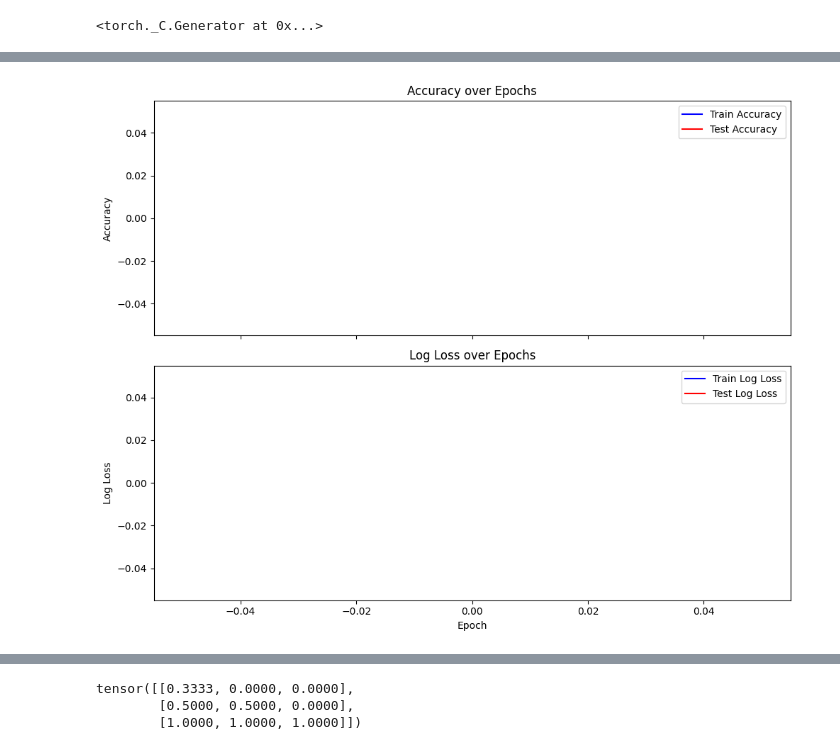
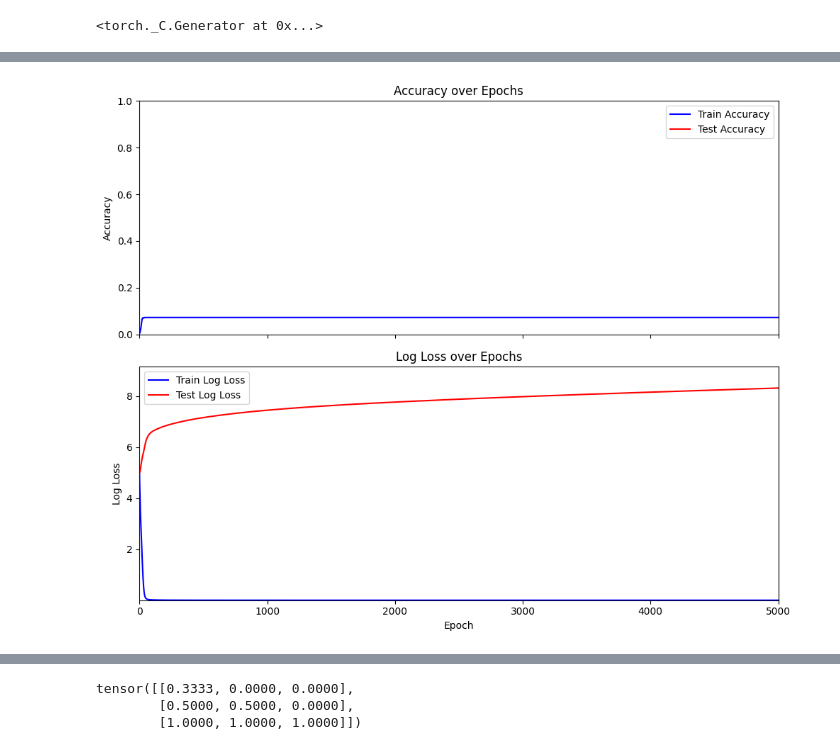
Before and after one commit to Ben-Eze/MechInterp, a Jupyter notebook: ModAdditionGrokking/main.ipynb, the cells around one changed output, grey strips where cells are left out. Cells and saved outputs as stored; diff of their text form; code cells hidden in the pictures.

Commit message:
ModAdditionGrokking | Bug fixes and improvements for plotting

```diff
--- a/ModAdditionGrokking/main.ipynb
+++ b/ModAdditionGrokking/main.ipynb
@@ -108,14 +108,14 @@ class Block(nn.Module):
         return x
 
 
-class ModAdd(torch.nn.Module):
+class ModAdditionModel(torch.nn.Module):
     def __init__(self, p,
                  d,
                  N_heads, d_head,
                  d_ffwd,
                  n):
         """
-        model = ModAdd(p, ...)
+        model = ModAdditionModel(p, ...)
         c = model(a, b)
         -> c = (a + b) % p
         """
@@ -181,7 +181,6 @@ class ModAdd(torch.nn.Module):
 
 
 p = 113
-model = ModAdd(p=p, d=128, N_heads=4, d_head=32, d_ffwd=128*4, n=512).to(device)
 
 ## test data
 # X = torch.randint(0, p, [5, 2])
@@ -250,6 +249,7 @@ def plot_train_test_metrics(acc_train_history, acc_test_history, loss_train_hist
     ax1.set_ylabel('Accuracy')
     ax1.legend()
     ax1.set_title('Accuracy over Epochs')
+    ax1.set_ylim([0, 1])  # Fix accuracy ylim
 
     loss_train_line, = ax2.plot([], [], color='blue', label='Train Log Loss')
     loss_test_line, = ax2.plot([], [], color='red', label='Test Log Loss')
@@ -259,24 +259,66 @@ def plot_train_test_metrics(acc_train_history, acc_test_history, loss_train_hist
     ax2.set_title('Log Loss over Epochs')
 
     plt.tight_layout()
-    plt.show()
+    fig.show()  # <-- Use fig.show() instead of plt.show()
     return fig, (ax1, ax2), (acc_train_line, acc_test_line, loss_train_line, loss_test_line)
 
 def update_plot(acc_train_history, acc_test_history, loss_train_history, loss_test_history, lines):
     acc_train_line, acc_test_line, loss_train_line, loss_test_line = lines
-    acc_train_line.set_data(range(len(acc_train_history)), acc_train_history)
-    acc_test_line.set_data(range(len(acc_test_history)), acc_test_history)
-    loss_train_line.set_data(range(len(loss_train_history)), loss_train_history)
-    loss_test_line.set_data(range(len(loss_test_history)), loss_test_history)
+    epochs = range(len(acc_train_history))
+    acc_train_line.set_data(epochs, acc_train_history)
+    acc_test_line.set_data(epochs, acc_test_history)
+    loss_train_line.set_data(epochs, loss_train_history)
+    loss_test_line.set_data(epochs, loss_test_history)
+
+    # Update xlim for both axes
     for ax in [acc_train_line.axes, loss_train_line.axes]:
-        ax.relim()
-        ax.autoscale_view()
-    plt.pause(0.01)
+        ax.set_xlim([0, max(1, len(acc_train_history))])
+
+    # Update ylim for loss dynamically
+    if loss_train_history and loss_test_history:
+        all_loss = loss_train_history + loss_test_history
+        min_loss = min(all_loss)
+        max_loss = max(all_loss)
+        loss_train_line.axes.set_ylim([min_loss - 0.1 * abs(min_loss), max_loss + 0.1 * abs(max_loss)])
+
+    acc_train_line.figure.canvas.draw()
+    acc_train_line.figure.canvas.flush_events()
+    # plt.pause(0.01)
+
+def plot_final_histories(acc_train_history, acc_test_history, loss_train_history, loss_test_history):
+    import matplotlib.pyplot as plt
+    fig, (ax1, ax2) = plt.subplots(2, 1, figsize=(10, 8), sharex=True)
+    epochs = range(len(acc_train_history))
+
+    ax1.plot(epochs, acc_train_history, color='blue', label='Train Accuracy')
+    ax1.plot(epochs, acc_test_history, color='red', label='Test Accuracy')
+    ax1.set_ylabel('Accuracy')
+    ax1.legend()
+    ax1.set_title('Accuracy over Epochs')
+    ax1.set_ylim([0, 1])
+    ax1.set_xlim([0, max(1, len(acc_train_history))])
+
+    ax2.plot(epochs, loss_train_history, color='blue', label='Train Log Loss')
+    ax2.plot(epochs, loss_test_history, color='red', label='Test Log Loss')
+    ax2.set_ylabel('Log Loss')
+    ax2.set_xlabel('Epoch')
+    ax2.legend()
+    ax2.set_title('Log Loss over Epochs')
+    if loss_train_history and loss_test_history:
+        all_loss = loss_train_history + loss_test_history
+        min_loss = min(all_loss)
+        max_loss = max(all_loss)
+        ax2.set_ylim([min_loss - 0.1 * abs(min_loss), max_loss + 0.1 * abs(max_loss)])
+    ax2.set_xlim([0, max(1, len(loss_train_history))])
+
+    plt.tight_layout()
+    plt.show()
 
 def train_model(
         model, optimiser,
         N_epochs, eval_step,
         batcher,
+        live_update=False
         ):
     model.train()
     loss_history = torch.zeros([N_epochs])
@@ -285,7 +327,10 @@ def train_model(
     loss_train_history = []
     loss_test_history = []
 
-    fig, axes, lines = plot_train_test_metrics(acc_train_history, acc_test_history, loss_train_history, loss_test_history)
+    if live_update:
+        fig, axes, lines = plot_train_test_metrics(
+            acc_train_history, acc_test_history, loss_train_history, loss_test_history
+        )
 
     for epoch_i in range(N_epochs):
         try:
@@ -313,22 +358,28 @@ def train_model(
                 loss_test_history.append(loss_test.item())
             model.train()
 
-            update_plot(acc_train_history, acc_test_history, loss_train_history, loss_test_history, lines)
+            if live_update:
+                update_plot(
+                    acc_train_history, acc_test_history, loss_train_history, loss_test_history, lines
+                )
 
             if not (epoch_i % eval_step):   # once every `eval_step` epochs
                 if not epoch_i:             # if epoch_i == 0
                     loss_mean = loss_train
                 else:
                     loss_mean = loss_history[epoch_i-eval_step + 1:epoch_i + 1].mean()
-                print(f"{epoch_i=}, loss: {loss_mean}")
+                # show test & train accuracy & loss
+                print(f"{epoch_i=}, train_loss: {loss_mean}, train_acc: {acc_train}, test_acc: {acc_test}")
         except KeyboardInterrupt:
             break
 
-    plt.ioff()
-    plt.show()
+    if live_update:
+        plt.ioff()
+        plt.show()
 
     # Output history data
-    return model, loss_history, loss_mean, acc_train_history, acc_test_history, loss_train_history, loss_test_history
+    return model, loss_history, loss_mean, \
+        acc_train_history, acc_test_history, loss_train_history, loss_test_history
 
 # def train_model(
 #         model, optimiser,
@@ -365,18 +416,22 @@ def save_model(model, final_loss, parent_path):
     torch.save(model.state_dict(), fname)
     print(f"model saved to `{fname}`")
 
+model = ModAdditionModel(p=p, d=128, N_heads=4, d_head=32, d_ffwd=128*4, n=512).to(device)
 
-N_EPOCHS = 200
-eval_step = 5
+N_EPOCHS = 5000
+eval_step = 100
 LR = 1e-3
 optimiser = torch.optim.AdamW(model.parameters(), lr=LR)
 parent_path = "ModAdditionGrokking"
 
-model, loss_history, final_loss = train_model(
+model, loss_history, final_loss, acc_train_history, acc_test_history, loss_train_history, loss_test_history = train_model(
     model, optimiser,
     N_EPOCHS, eval_step,
     batcher,
+    live_update=False
 )
 
+plot_final_histories(acc_test_history, loss_test_history, loss_train_history, loss_test_history)
+
 save_model(model, final_loss, parent_path)
 # %% [output]
@@ -383 +455 @@ save_model(model, final_loss, parent_path)
-[figure, old version]
+[figure, new version]
```
Also changed, not shown: parts of 1 cell of this notebook.
